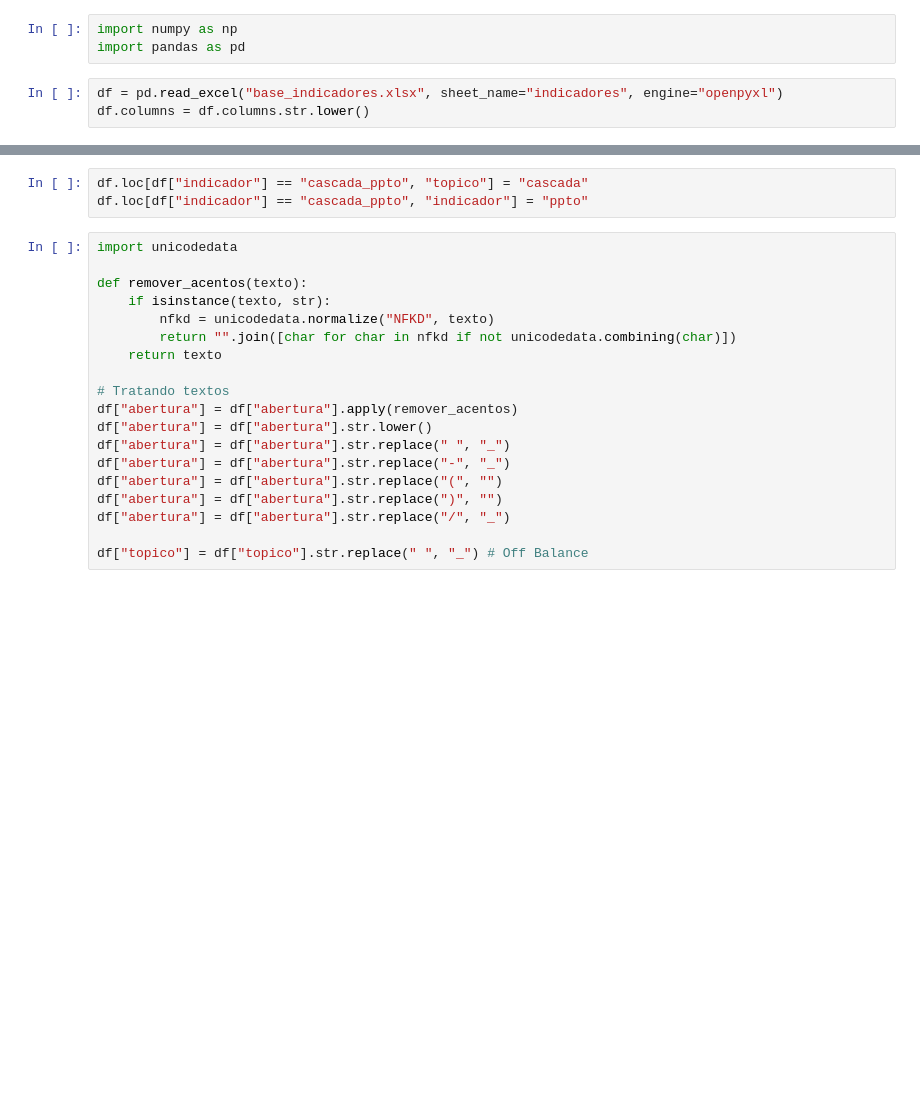
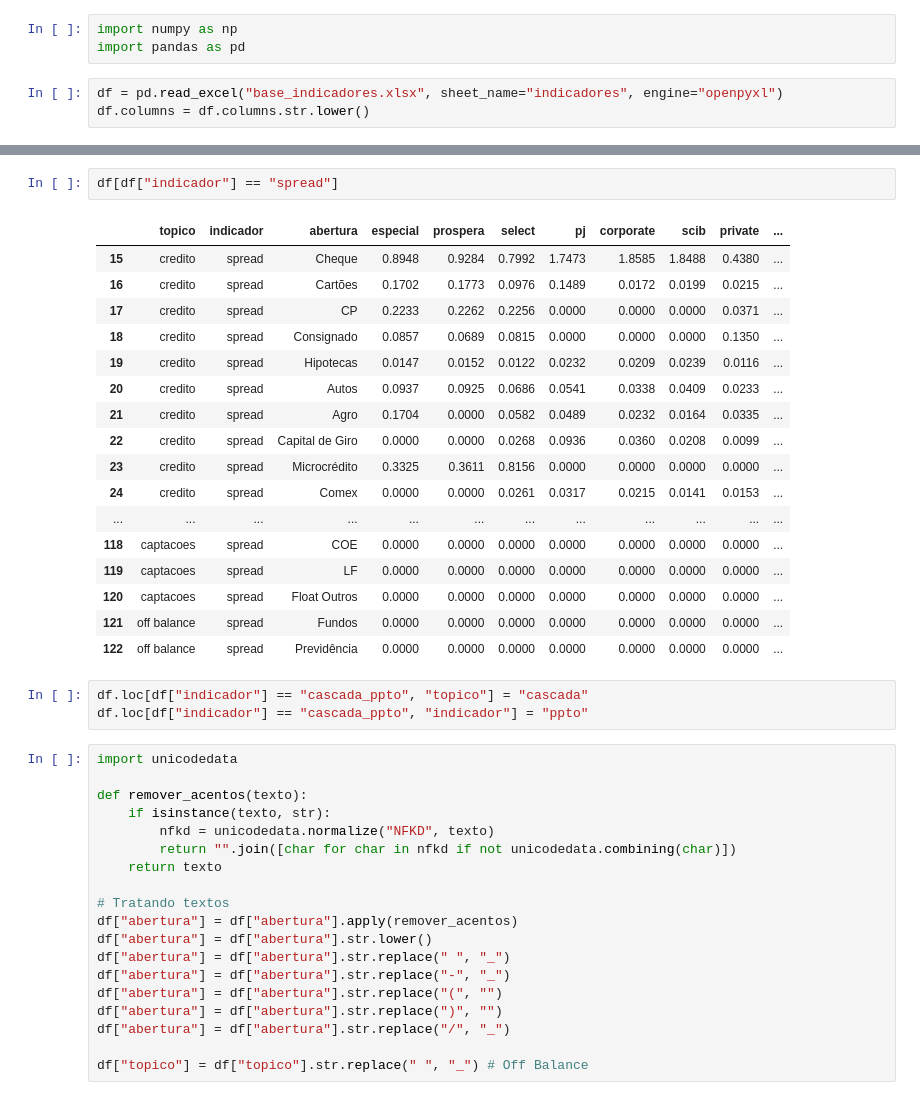
Before and after one commit to caiquefilipini/simulador_financas, a Jupyter notebook: tratar_dados.ipynb, the cells around one changed output, grey strips where cells are left out. Saved outputs shown, nothing was run; the diff lists cells and outputs as text; blank space fills up the shorter version.

```diff
--- a/tratar_dados.ipynb
+++ b/tratar_dados.ipynb
@@ -7,3 +16,23 @@ df.columns = df.columns.str.lower()
+# %%
+df[df["indicador"] == "spread"]
+# %% [output]
+|  | topico | indicador | abertura | especial | prospera | select | pj | corporate | scib | private | ... |
+| 15 | credito | spread | Cheque | 0.8948 | 0.9284 | 0.7992 | 1.7473 | 1.8585 | 1.8488 | 0.4380 | ... |
+| 16 | credito | spread | Cartões | 0.1702 | 0.1773 | 0.0976 | 0.1489 | 0.0172 | 0.0199 | 0.0215 | ... |
+| 17 | credito | spread | CP | 0.2233 | 0.2262 | 0.2256 | 0.0000 | 0.0000 | 0.0000 | 0.0371 | ... |
+| 18 | credito | spread | Consignado | 0.0857 | 0.0689 | 0.0815 | 0.0000 | 0.0000 | 0.0000 | 0.1350 | ... |
+| 19 | credito | spread | Hipotecas | 0.0147 | 0.0152 | 0.0122 | 0.0232 | 0.0209 | 0.0239 | 0.0116 | ... |
+| 20 | credito | spread | Autos | 0.0937 | 0.0925 | 0.0686 | 0.0541 | 0.0338 | 0.0409 | 0.0233 | ... |
+| 21 | credito | spread | Agro | 0.1704 | 0.0000 | 0.0582 | 0.0489 | 0.0232 | 0.0164 | 0.0335 | ... |
+| 22 | credito | spread | Capital de Giro | 0.0000 | 0.0000 | 0.0268 | 0.0936 | 0.0360 | 0.0208 | 0.0099 | ... |
+| 23 | credito | spread | Microcrédito | 0.3325 | 0.3611 | 0.8156 | 0.0000 | 0.0000 | 0.0000 | 0.0000 | ... |
+| 24 | credito | spread | Comex | 0.0000 | 0.0000 | 0.0261 | 0.0317 | 0.0215 | 0.0141 | 0.0153 | ... |
+| ... | ... | ... | ... | ... | ... | ... | ... | ... | ... | ... | ... |
+| 118 | captacoes | spread | COE | 0.0000 | 0.0000 | 0.0000 | 0.0000 | 0.0000 | 0.0000 | 0.0000 | ... |
+| 119 | captacoes | spread | LF | 0.0000 | 0.0000 | 0.0000 | 0.0000 | 0.0000 | 0.0000 | 0.0000 | ... |
+| 120 | captacoes | spread | Float Outros | 0.0000 | 0.0000 | 0.0000 | 0.0000 | 0.0000 | 0.0000 | 0.0000 | ... |
+| 121 | off balance | spread | Fundos | 0.0000 | 0.0000 | 0.0000 | 0.0000 | 0.0000 | 0.0000 | 0.0000 | ... |
+| 122 | off balance | spread | Previdência | 0.0000 | 0.0000 | 0.0000 | 0.0000 | 0.0000 | 0.0000 | 0.0000 | ... |
 # %%
 df.loc[df["indicador"] == "cascada_ppto", "topico"] = "cascada"
 df.loc[df["indicador"] == "cascada_ppto", "indicador"] = "ppto"
```
Also changed, not shown: parts of 1 cell of this notebook, 33 other files.
